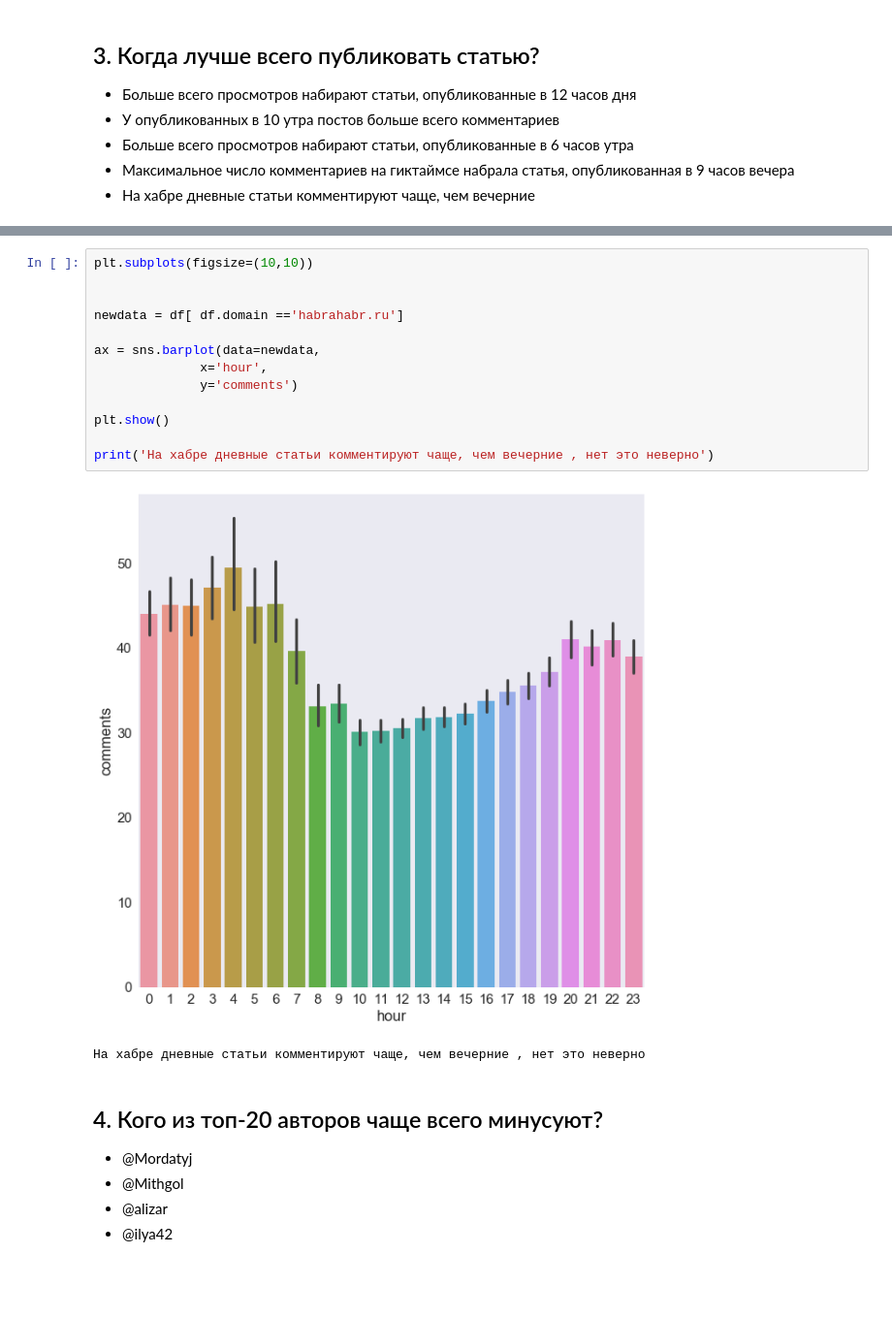
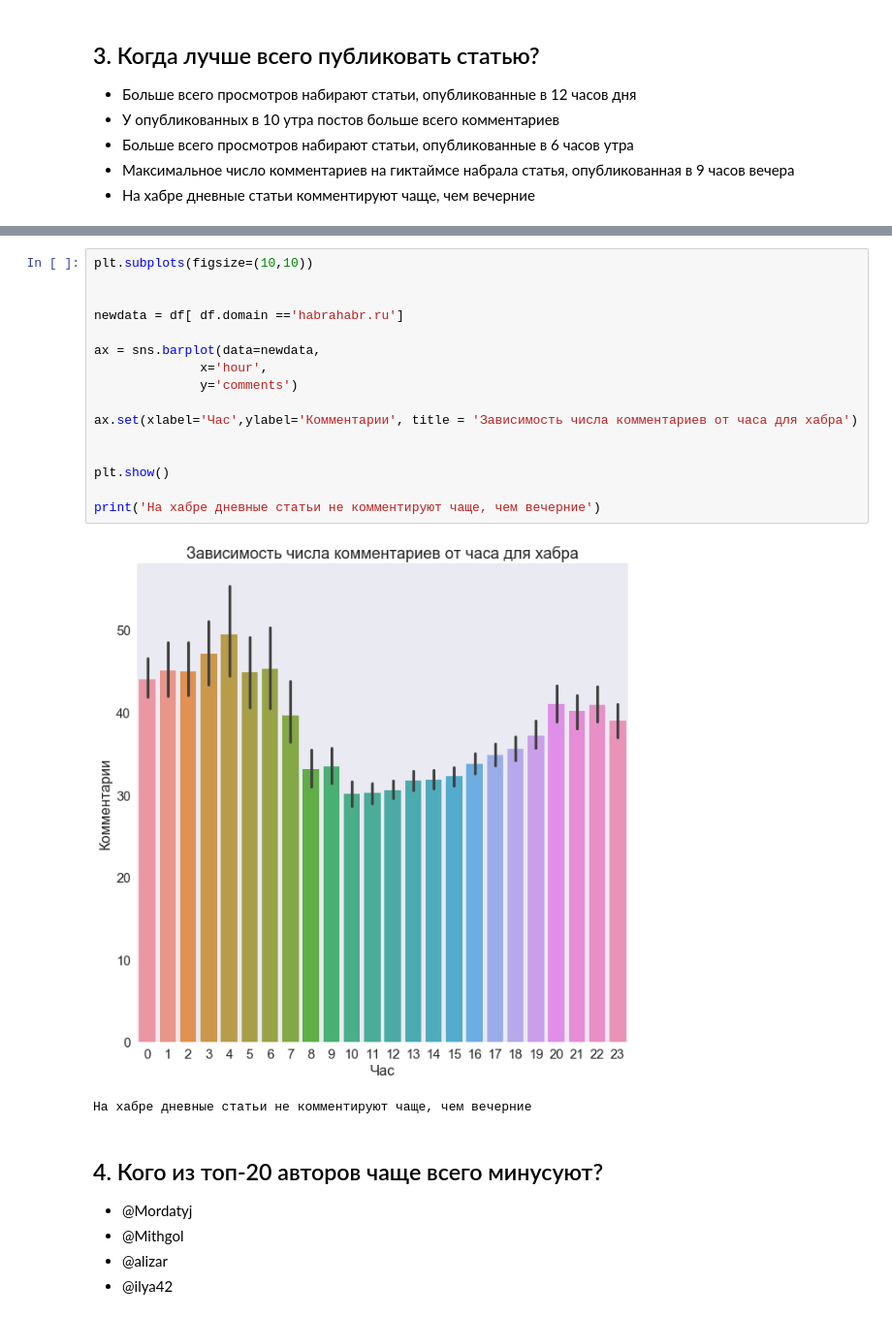
Before and after one commit to IlyaChr/ods2018, a Jupyter notebook: 02/assignment02_habr_visual_analysis.ipynb, the cells around one changed output, grey strips where cells are left out. Shown: that part at 97% size. Saved outputs shown, nothing was run; the diff lists cells and outputs as text; blank space fills up the shorter version.

```diff
--- a/02/assignment02_habr_visual_analysis.ipynb
+++ b/02/assignment02_habr_visual_analysis.ipynb
@@ -306,19 +374,22 @@ print('Максимальное число комментариев на гик
 # %%
 plt.subplots(figsize=(10,10))
 
 
 newdata = df[ df.domain =='habrahabr.ru']
 
 ax = sns.barplot(data=newdata,
               x='hour',
               y='comments')
 
+ax.set(xlabel='Час',ylabel='Комментарии', title = 'Зависимость числа комментариев от часа для хабра')
+
+
 plt.show()
 
-print('На хабре дневные статьи комментируют чаще, чем вечерние , нет это неверно')
+print('На хабре дневные статьи не комментируют чаще, чем вечерние')
 # %% [output]
-[figure, old version]
+[figure, new version]
-На хабре дневные статьи комментируют чаще, чем вечерние , нет это неверно
+На хабре дневные статьи не комментируют чаще, чем вечерние
 # %% [markdown]
 ## 4\. Кого из топ-20 авторов чаще всего минусуют?
 
```
Also changed, not shown: parts of 17 cells of this notebook.
